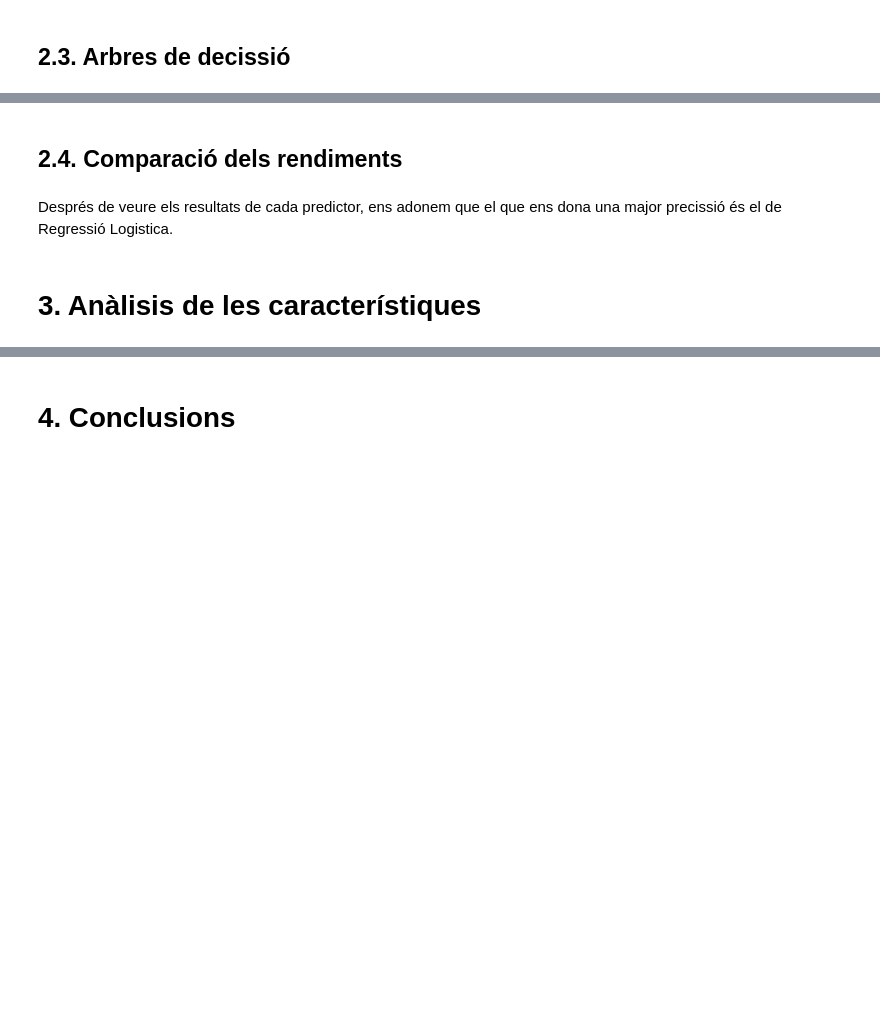
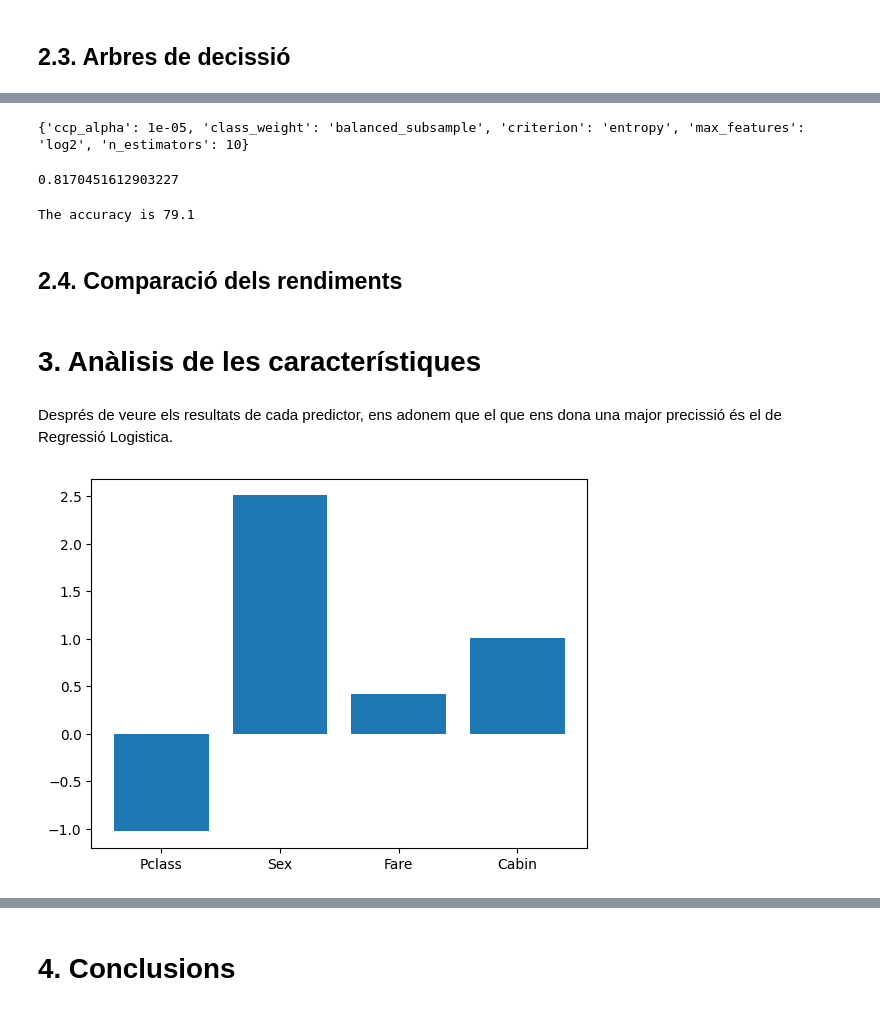
Before and after one commit to Luisbp27/practica2_ia, a Jupyter notebook: src/main.ipynb, the cells around one changed output, grey strips where cells are left out. Cells and saved outputs as stored; diff of their text form; code cells hidden in the pictures; blank space fills up the shorter version.

```diff
--- a/src/main.ipynb
+++ b/src/main.ipynb
@@ -250,4 +252,5 @@ x = model.drop("Survived", axis=1)
 # Escalam les dades en funció de x
 x = scaler.fit_transform(x)
 
-x_train, x_test, y_train, y_test = train_test_split(x,y,test_size=0.25, stratify=y , random_state=42)
+x_train, x_test, y_train, y_test = train_test_split(x, y, test_size=0.3, stratify=y , random_state=42)
+x_train.shape, x_test.shape, y_train.shape, y_test.shape
@@ -307,6 +325,53 @@ weighted avg       0.75      0.71      0.71       223
+# %%
+#Explicar pq los parametros que siempre cojen el valor mas pequeño los quitamos
+params = {
+    "n_estimators" : [10, 20, 30, 40, 50],
+    "criterion" : ["gini", "entropy", "log_loss"],
+    "max_features" : ["sqrt", "log2"],
+    "class_weight" : ["balanced", "balanced_subsample"],
+    "ccp_alpha" : [0.0000001, 0.000001, 0.00001, 0.0001],
+}
+
+grid = GridSearchCV(estimator=RandomForestClassifier(), param_grid=params, scoring='accuracy', n_jobs=4, cv=5)
+
+grid.fit(x_train, y_train)
+
+best_params = grid.best_params_
+
+best_score = grid.best_score_
+
+print(best_params)
+best_score
+# %% [output]
+{'ccp_alpha': 1e-05, 'class_weight': 'balanced_subsample', 'criterion': 'entropy', 'max_features': 'log2', 'n_estimators': 10}
+0.8170451612903227
+# %%
+forest = RandomForestClassifier(criterion="entropy", max_features="log2", class_weight="balanced_subsample", n_estimators=10).fit(x_train, y_train)
+
+print('The accuracy is',round(accuracy_score(forest.predict(x_test),y_test)*100,2))
+# %% [output]
+The accuracy is 79.1
 # %% [markdown]
 ## 2.4. Comparació dels rendiments
+# %% [markdown]
+# 3. Anàlisis de les característiques
 # %% [markdown]
 Després de veure els resultats de cada predictor, ens adonem que el que ens dona una major precissió és el de Regressió Logistica.
-# %% [markdown]
-# 3. Anàlisis de les característiques
+# %%
+log = LogisticRegression()
+
+log.fit(x_train, y_train)
+
+importance = log.coef_
+
+data = {
+    "Pclass" : importance[0][0],
+    "Sex" : importance[0][1],
+    "Fare" : importance[0][2],
+    "Cabin" : importance[0][3],
+}
+
+plt.bar(data.keys(), data.values())
+plt.show()
+# %% [output]
+[figure, added]
```
Also changed, not shown: parts of 16 cells of this notebook.
